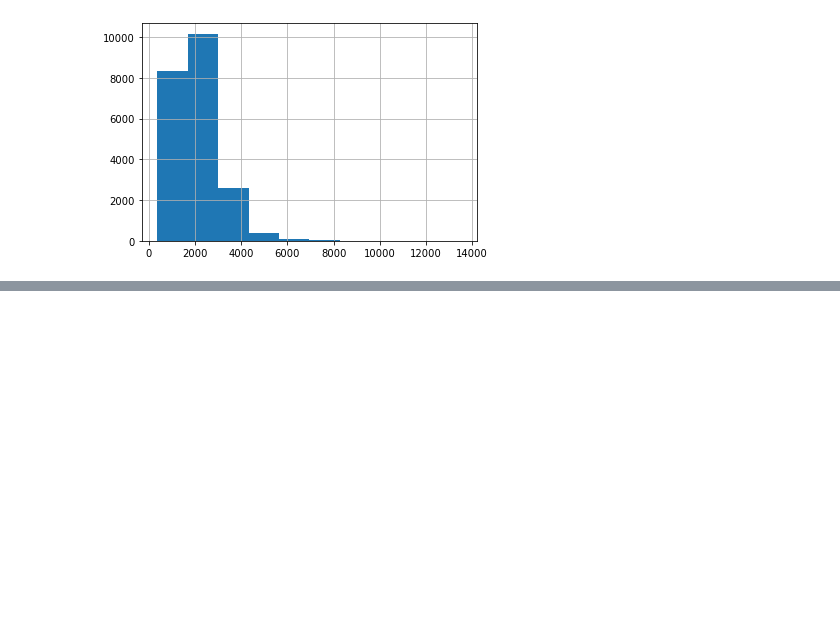
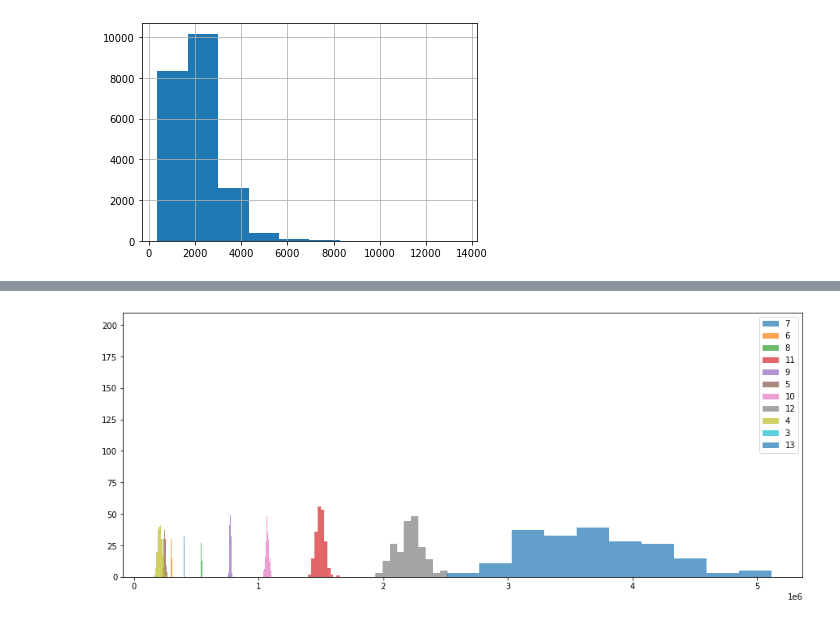
Before and after one commit to letruong711/Seattle-Area-Housing-Analysis, a Jupyter notebook: Starting Analysis.ipynb, the cells around one changed output, grey strips where cells are left out. Drawn from its saved outputs; the diff is of its cells as text; code cells hidden in the pictures; blank space fills up the shorter version.

```diff
--- a/Starting Analysis.ipynb
+++ b/Starting Analysis.ipynb
@@ -313,0 +370,17 @@ strong multicollinearity or other numerical problems.
+# %%
+def bootstrap_categories(df, category, target, sample_count=200):
+    unique=df[category].unique()
+
+    for val in unique:
+        samples=[]
+        for i in range(sample_count):
+            frame=df[df[category]==val]
+            sample=np.random.choice(frame[target],size=frame.shape[0],replace=True)
+            samples.append(sample.mean())
+        plt.hist(samples, label=val,alpha=.7)
+    plt.legend()
+# %%
+plt.figure(figsize=(15,6))
+bootstrap_categories(df, 'grade', 'price')
+# %% [output]
+[figure, added]
```
Also changed, not shown: parts of 22 cells of this notebook.
